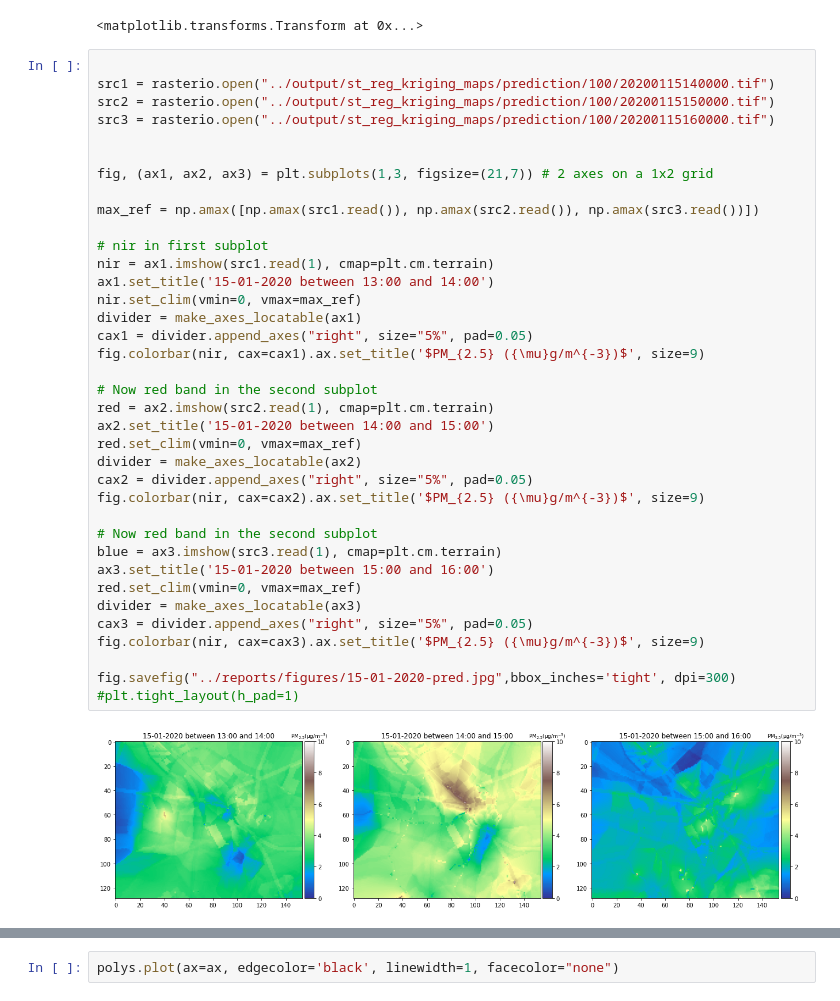
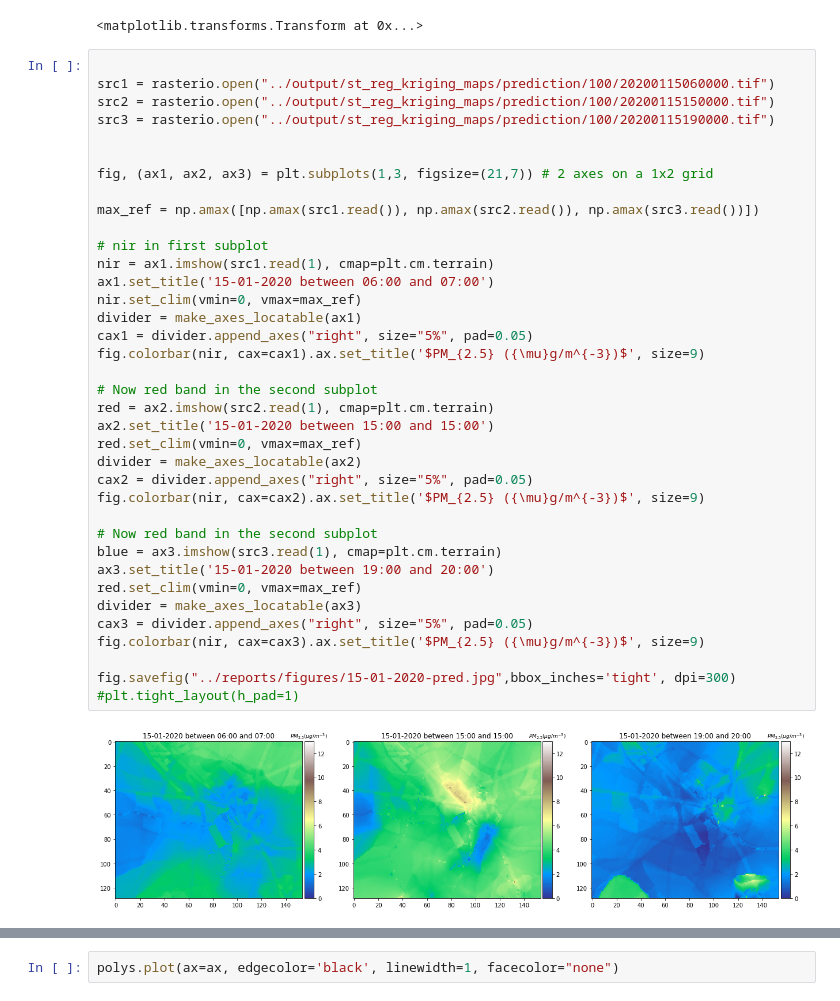
Before and after one commit to ystouthart/ADS-Snuffelfiets-Thesis, a Jupyter notebook: notebooks/1.0-raster-plots.ipynb, the cells around one changed output, grey strips where cells are left out. Saved outputs shown, nothing was run; the diff lists cells and outputs as text.

```diff
--- a/notebooks/1.0-raster-plots.ipynb
+++ b/notebooks/1.0-raster-plots.ipynb
@@ -281,42 +281,42 @@ matplotlib.transforms.Transform(src1.transform)
 <matplotlib.transforms.Transform at 0x...>
 # %%
 
-src1 = rasterio.open("../output/st_reg_kriging_maps/prediction/100/20200115140000.tif")
+src1 = rasterio.open("../output/st_reg_kriging_maps/prediction/100/20200115060000.tif")
 src2 = rasterio.open("../output/st_reg_kriging_maps/prediction/100/20200115150000.tif")
-src3 = rasterio.open("../output/st_reg_kriging_maps/prediction/100/20200115160000.tif")
+src3 = rasterio.open("../output/st_reg_kriging_maps/prediction/100/20200115190000.tif")
 
 
 fig, (ax1, ax2, ax3) = plt.subplots(1,3, figsize=(21,7)) # 2 axes on a 1x2 grid
 
 max_ref = np.amax([np.amax(src1.read()), np.amax(src2.read()), np.amax(src3.read())])
 
 # nir in first subplot
 nir = ax1.imshow(src1.read(1), cmap=plt.cm.terrain)
-ax1.set_title('15-01-2020 between 13:00 and 14:00')
+ax1.set_title('15-01-2020 between 06:00 and 07:00')
 nir.set_clim(vmin=0, vmax=max_ref)
 divider = make_axes_locatable(ax1)
 cax1 = divider.append_axes("right", size="5%", pad=0.05)
 fig.colorbar(nir, cax=cax1).ax.set_title('$PM_{2.5} ({\mu}g/m^{-3})$', size=9)
 
 # Now red band in the second subplot
 red = ax2.imshow(src2.read(1), cmap=plt.cm.terrain)
-ax2.set_title('15-01-2020 between 14:00 and 15:00')
+ax2.set_title('15-01-2020 between 15:00 and 15:00')
 red.set_clim(vmin=0, vmax=max_ref)
 divider = make_axes_locatable(ax2)
 cax2 = divider.append_axes("right", size="5%", pad=0.05)
 fig.colorbar(nir, cax=cax2).ax.set_title('$PM_{2.5} ({\mu}g/m^{-3})$', size=9)
 
 # Now red band in the second subplot
 blue = ax3.imshow(src3.read(1), cmap=plt.cm.terrain)
-ax3.set_title('15-01-2020 between 15:00 and 16:00')
+ax3.set_title('15-01-2020 between 19:00 and 20:00')
 red.set_clim(vmin=0, vmax=max_ref)
 divider = make_axes_locatable(ax3)
 cax3 = divider.append_axes("right", size="5%", pad=0.05)
 fig.colorbar(nir, cax=cax3).ax.set_title('$PM_{2.5} ({\mu}g/m^{-3})$', size=9)
 
 fig.savefig("../reports/figures/15-01-2020-pred.jpg",bbox_inches='tight', dpi=300)
 #plt.tight_layout(h_pad=1)
 # %% [output]
-[figure, old version]
+[figure, new version]
 # %%
 
```
Also changed, not shown: parts of 2 cells of this notebook, 20 other files.
